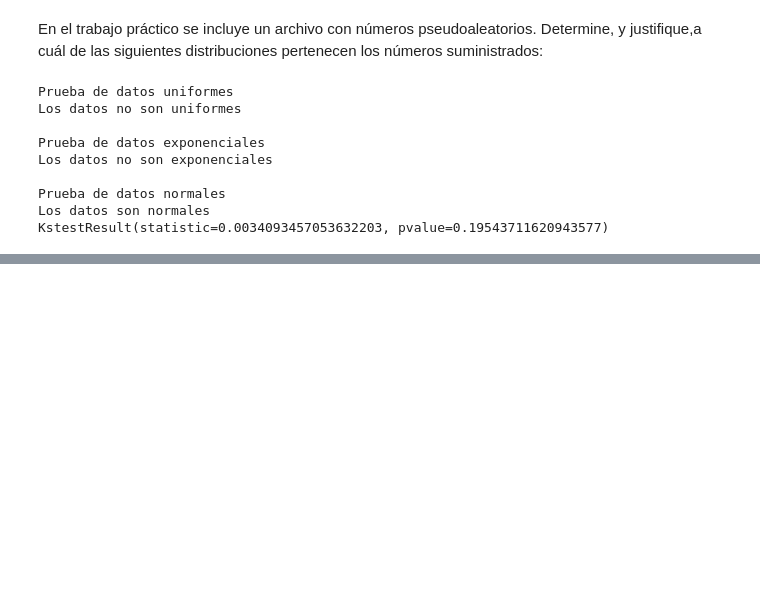
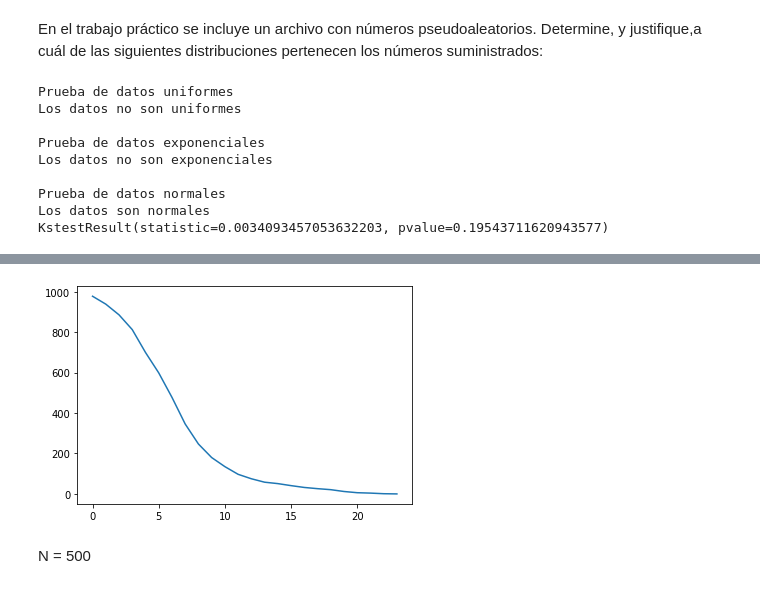
Before and after one commit to joaquinhojman/Simulacion-TP1, a Jupyter notebook: Simulacion_TP1.ipynb, the cells around one changed output, grey strips where cells are left out. Cells and saved outputs as stored; diff of their text form; code cells hidden in the pictures; blank space fills up the shorter version.

```diff
--- a/Simulacion_TP1.ipynb
+++ b/Simulacion_TP1.ipynb
@@ -276,0 +500,7 @@ KstestResult(statistic=0.0034093457053632203, pvalue=0.19543711620943577)
+# %%
+plt.plot(lista_sanos);
+plt.show()
+# %% [output]
+[figure, added]
+# %% [markdown]
+N = 500
```
Also changed, not shown: parts of 115 cells of this notebook.
